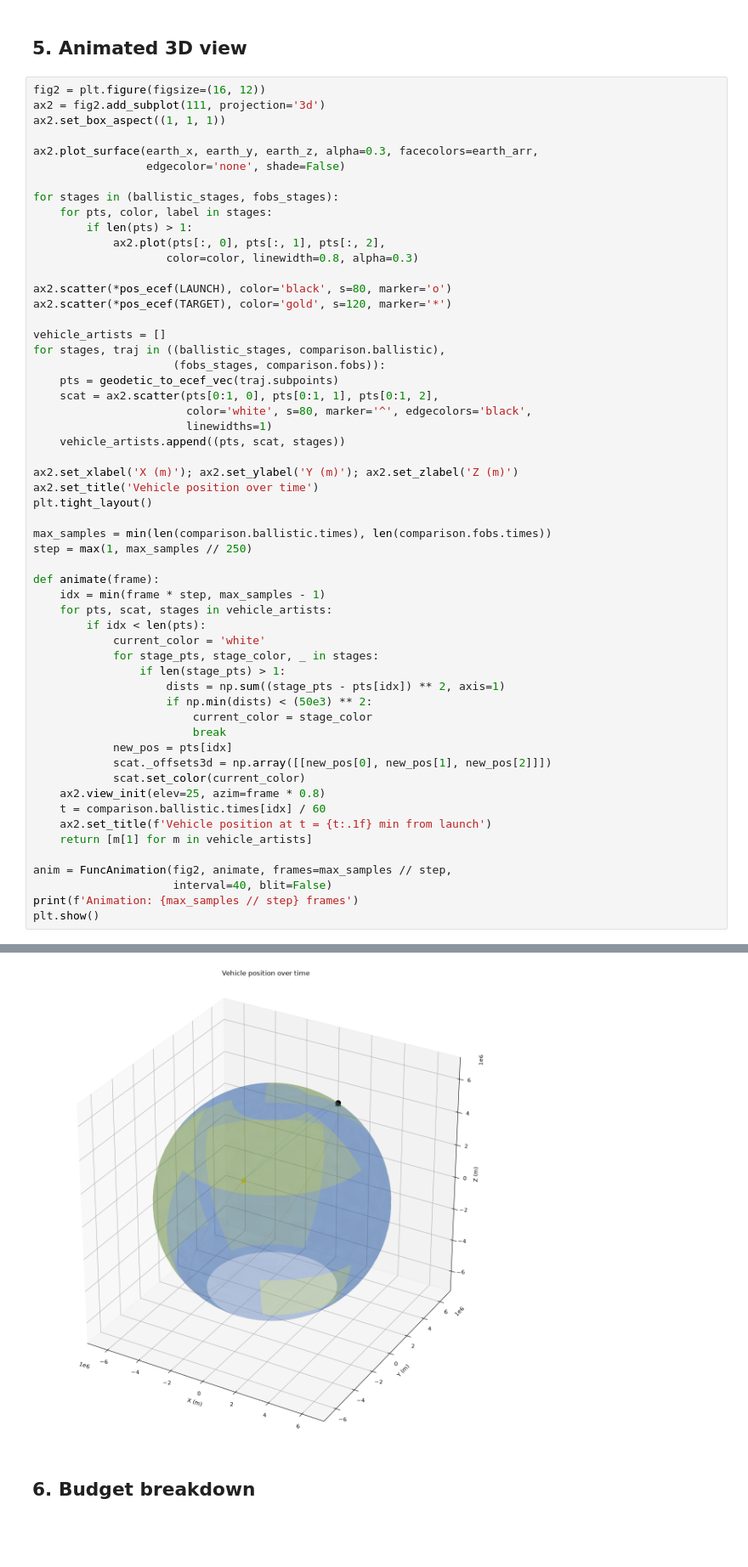
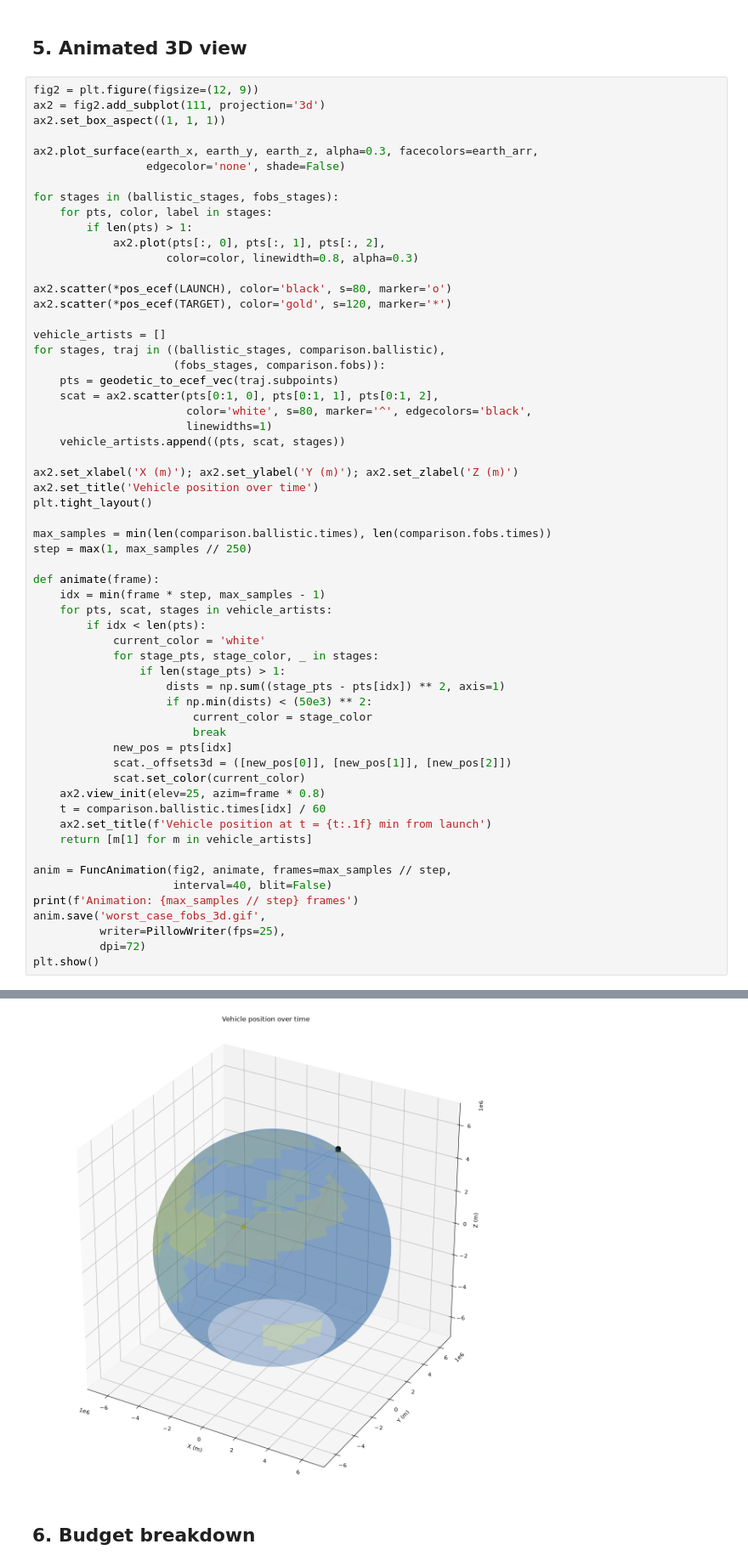
Before and after one commit to ethank5149/Parameterized-AeroStructural-State-Estimation-Sandbox, a Jupyter notebook: notebooks/3d-campaign-animation.ipynb, the cells around one changed output, grey strips where cells are left out. Shown at 85% size. Drawn from its saved outputs; the diff is of its cells as text; blank space fills up the shorter version.

```diff
--- a/notebooks/3d-campaign-animation.ipynb
+++ b/notebooks/3d-campaign-animation.ipynb
@@ -365,7 +354,7 @@ plt.show()
 # %% [markdown]
 ## 5. Animated 3D view
 # %%
-fig2 = plt.figure(figsize=(16, 12))
+fig2 = plt.figure(figsize=(12, 9))
 ax2 = fig2.add_subplot(111, projection='3d')
 ax2.set_box_aspect((1, 1, 1))
 
@@ -394,35 +383,38 @@ ax2.set_xlabel('X (m)'); ax2.set_ylabel('Y (m)'); ax2.set_zlabel('Z (m)')
 ax2.set_title('Vehicle position over time')
 plt.tight_layout()
 
 max_samples = min(len(comparison.ballistic.times), len(comparison.fobs.times))
 step = max(1, max_samples // 250)
 
 def animate(frame):
     idx = min(frame * step, max_samples - 1)
     for pts, scat, stages in vehicle_artists:
         if idx < len(pts):
             current_color = 'white'
             for stage_pts, stage_color, _ in stages:
                 if len(stage_pts) > 1:
                     dists = np.sum((stage_pts - pts[idx]) ** 2, axis=1)
                     if np.min(dists) < (50e3) ** 2:
                         current_color = stage_color
                         break
             new_pos = pts[idx]
-            scat._offsets3d = np.array([[new_pos[0], new_pos[1], new_pos[2]]])
+            scat._offsets3d = ([new_pos[0]], [new_pos[1]], [new_pos[2]])
             scat.set_color(current_color)
     ax2.view_init(elev=25, azim=frame * 0.8)
     t = comparison.ballistic.times[idx] / 60
     ax2.set_title(f'Vehicle position at t = {t:.1f} min from launch')
     return [m[1] for m in vehicle_artists]
 
 anim = FuncAnimation(fig2, animate, frames=max_samples // step,
                      interval=40, blit=False)
 print(f'Animation: {max_samples // step} frames')
+anim.save('worst_case_fobs_3d.gif',
+          writer=PillowWriter(fps=25),
+          dpi=72)
 plt.show()
 # %% [output]
 Animation: 250 frames
-[figure, old version]
+[figure, new version]
 # %% [markdown]
 ## 6. Budget breakdown
 # %%
```
Also changed, not shown: parts of 3 cells of this notebook, 1 other file.
